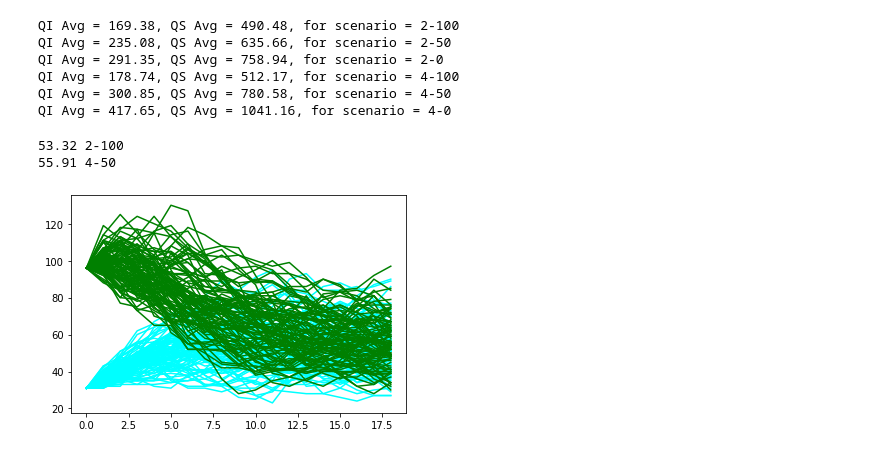
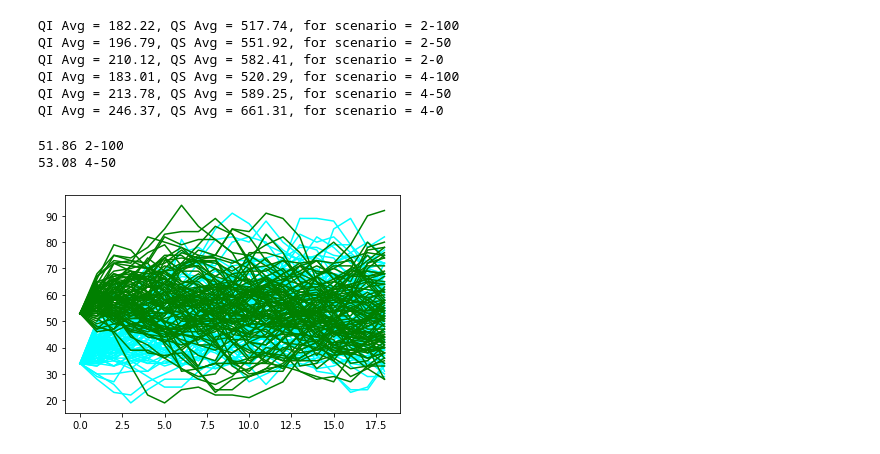
Before and after one commit to peter-i-frazier/group-testing, a Jupyter notebook: notebooks/july_8_quarantine_capacity_analysis.ipynb, the cells around one changed output. Cells and saved outputs as stored; diff of their text form; code cells hidden in the pictures.

```diff
--- a/notebooks/july_8_quarantine_capacity_analysis.ipynb
+++ b/notebooks/july_8_quarantine_capacity_analysis.ipynb
@@ -6,12 +6,12 @@ import glob
 import os
 # %%
 scenarios = ['2-100', '2-50', '2-0', '4-100', '4-50', '4-0']
-dirs = ['/nfs01/covid_sims/1594258249.2990654-asymptomatic_daily_self_report_p',
-        '/nfs01/covid_sims/1594258291.7132938-asymptomatic_daily_self_report_p',
-        '/nfs01/covid_sims/1594258332.2034013-asymptomatic_daily_self_report_p',
-        '/nfs01/covid_sims/1594258380.6924164-asymptomatic_daily_self_report_p',
-        '/nfs01/covid_sims/1594258420.1672392-asymptomatic_daily_self_report_p',
-        '/nfs01/covid_sims/1594258462.0895276-asymptomatic_daily_self_report_p']
+dirs = ['/nfs01/covid_sims/1594258828.6644797-asymptomatic_daily_self_report_p',
+        '/nfs01/covid_sims/1594258870.3903856-asymptomatic_daily_self_report_p',
+        '/nfs01/covid_sims/1594258910.540705-asymptomatic_daily_self_report_p',
+        '/nfs01/covid_sims/1594258950.815829-asymptomatic_daily_self_report_p',
+        '/nfs01/covid_sims/1594258991.3669167-asymptomatic_daily_self_report_p',
+        '/nfs01/covid_sims/1594259031.948415-asymptomatic_daily_self_report_p']
 # %%
 for j, PATH in enumerate(dirs):
     os.chdir(PATH)
@@ -29,46 +29,46 @@ for j, PATH in enumerate(dirs):
     avg_cum_QS = np.mean(cum_QS)
     print('QI Avg = {}, QS Avg = {}, for scenario = {}'.format(avg_cum_QI, avg_cum_QS, scenarios[j]))
 # %% [output]
-QI Avg = 169.38, QS Avg = 490.48, for scenario = 2-100
-QI Avg = 235.08, QS Avg = 635.66, for scenario = 2-50
-QI Avg = 291.35, QS Avg = 758.94, for scenario = 2-0
-QI Avg = 178.74, QS Avg = 512.17, for scenario = 4-100
-QI Avg = 300.85, QS Avg = 780.58, for scenario = 4-50
-QI Avg = 417.65, QS Avg = 1041.16, for scenario = 4-0
+QI Avg = 182.22, QS Avg = 517.74, for scenario = 2-100
+QI Avg = 196.79, QS Avg = 551.92, for scenario = 2-50
+QI Avg = 210.12, QS Avg = 582.41, for scenario = 2-0
+QI Avg = 183.01, QS Avg = 520.29, for scenario = 4-100
+QI Avg = 213.78, QS Avg = 589.25, for scenario = 4-50
+QI Avg = 246.37, QS Avg = 661.31, for scenario = 4-0
 # %%
 plt.figure()
 
 # 2-100
-PATH = '/nfs01/covid_sims/1594131630.841701-asymptomatic_daily_self_report_p'
+PATH = '/nfs01/covid_sims/1594258828.6644797-asymptomatic_daily_self_report_p'
 os.chdir(PATH)
 results = glob.glob('**/simulation-0/*.csv', recursive=True) # simulatino-0 corresponds to daily testing frac = 0.2
 n_trajectories = len(results)
 free = np.zeros(n_trajectories)
 
 for i, res in enumerate(results):
     df = pd.read_csv(res)
     free_and_infectious = 34310 - df['S'] - df['QS'] - df['QI'] - df['R']
     free[i] = free_and_infectious.iloc[18]
     plt.plot(free_and_infectious, 'cyan')
 
 print(free.mean(), '2-100')
 
 # 4-50
-PATH = '/nfs01/covid_sims/1594131755.527977-asymptomatic_daily_self_report_p'
+PATH = '/nfs01/covid_sims/1594258991.3669167-asymptomatic_daily_self_report_p'
 os.chdir(PATH)
 results = glob.glob('**/simulation-0/*.csv', recursive=True) # simulatino-0 corresponds to daily testing frac = 0.2
 free = np.zeros(n_trajectories)
 for i, res in enumerate(results):
     df = pd.read_csv(res)
     free_and_infectious = 34310 - df['S'] - df['QS'] - df['QI'] - df['R']
     free[i] = free_and_infectious.iloc[18]
     plt.plot(free_and_infectious, 'g')
 
 print(free.mean(), '4-50')
 
 
 plt.show()
 # %% [output]
-53.32 2-100
-55.91 4-50
+51.86 2-100
+53.08 4-50
-[figure, old version]
+[figure, new version]
```
